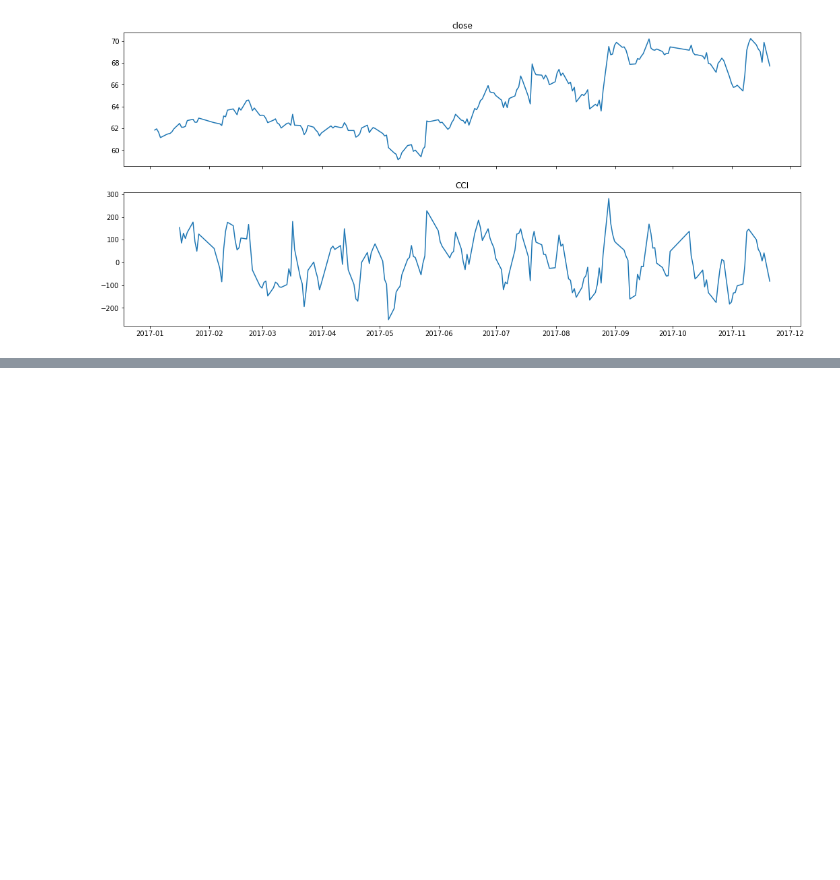
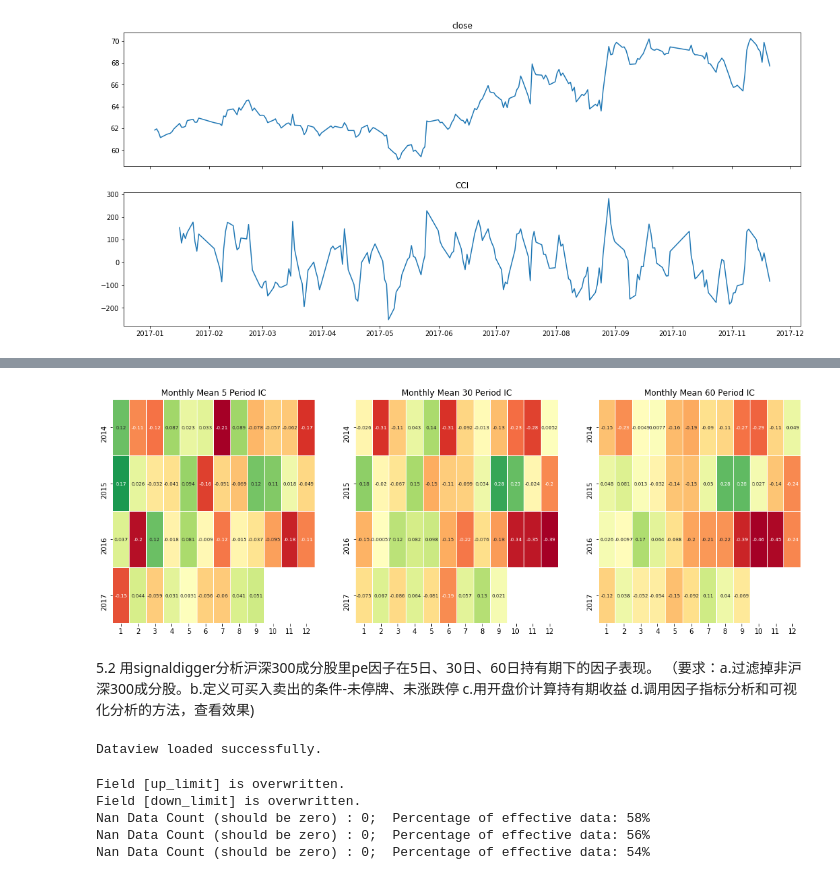
Before and after one commit to cxd375727676/big_fish_cloud_practice, a Jupyter notebook: online_homework.ipynb, the cells around one changed output, grey strips where cells are left out. Drawn from its saved outputs; the diff is of its cells as text; code cells hidden in the pictures; blank space fills up the shorter version.

```diff
--- a/online_homework.ipynb
+++ b/online_homework.ipynb
@@ -188,0 +369,67 @@ plt.show()
+# %%
+#5.1
+# 月均IC热度图
+mean_monthly_ic = alphalens.performance.mean_information_coefficient(factor_data, by_time='M')
+alphalens.plotting.plot_monthly_ic_heatmap(mean_monthly_ic)#因子月均IC表现
+plt.show()
+# %% [output]
+[figure, added]
+# %% [markdown]
+5.2 用signaldigger分析沪深300成分股里pe因子在5日、30日、60日持有期下的因子表现。 （要求：a.过滤掉非沪深300成分股。b.定义可买入卖出的条件-未停牌、未涨跌停 c.用开盘价计算持有期收益 d.调用因子指标分析和可视化分析的方法，查看效果)
+# %%
+#5.2
+
+# 加载数据
+dv = DataView()
+dv.load_dataview(dataview_folder)
+# %% [output]
+Dataview loaded successfully.
+# %%
+#5.2
+import numpy as np
+#定义信号过滤条件-非指数成分，True表示需要过滤掉（非指数成分）
+def mask_index_member():
+    df_index_member = dv.get_ts('index_member')
+    mask_index_member = df_index_member == 0
+    return mask_index_member
+
+# 定义可买卖条件——未停牌、未涨跌停
+def limit_up_down():
+    trade_status = dv.get_ts('trade_status')
+    mask_sus = trade_status == 0
+    # 涨停
+    dv.add_formula('up_limit', '(close - Delay(close, 1)) / Delay(close, 1) > 0.095', is_quarterly=False, add_data=True)
+    # 跌停
+    dv.add_formula('down_limit', '(close - Delay(close, 1)) / Delay(close, 1) < -0.095', is_quarterly=False, add_data=True)
+    can_enter = np.logical_and(dv.get_ts('up_limit') < 1, ~mask_sus) # 未涨停未停牌
+    can_exit = np.logical_and(dv.get_ts('down_limit') < 1, ~mask_sus) # 未跌停未停牌
+    return can_enter,can_exit
+
+mask = mask_index_member()
+can_enter,can_exit = limit_up_down()
+
+from jaqs_fxdayu.research import SignalDigger
+periods=[5,30,60]
+objs=[]
+for period in periods:
+    obj=SignalDigger()
+    # 处理因子 计算目标股票池每只股票的持有期收益，和对应因子值的quantile分类
+    obj.process_signal_before_analysis(signal=dv.get_ts("pe"),
+                                       price=dv.get_ts("open_adj"),
+                                       high=dv.get_ts("high_adj"), # 可为空
+                                       low=dv.get_ts("low_adj"),# 可为空
+                                       n_quantiles=5,# quantile分类数
+                                       mask=mask,# 过滤条件
+                                       can_enter=can_enter,# 是否能进场
+                                       can_exit=can_exit,# 是否能出场
+                                       period=period,# 持有期
+                                       benchmark_price=dv.data_benchmark, # 基准价格 可不传入，持有期收益（return）计算为绝对收益
+                                       commission = 0.0008,
+                                       )
+    objs.append(obj)
+# %% [output]
+Field [up_limit] is overwritten.
+Field [down_limit] is overwritten.
+Nan Data Count (should be zero) : 0;  Percentage of effective data: 58%
+Nan Data Count (should be zero) : 0;  Percentage of effective data: 56%
+Nan Data Count (should be zero) : 0;  Percentage of effective data: 54%
```
Also changed, not shown: parts of 41 cells of this notebook, 1 other file.
